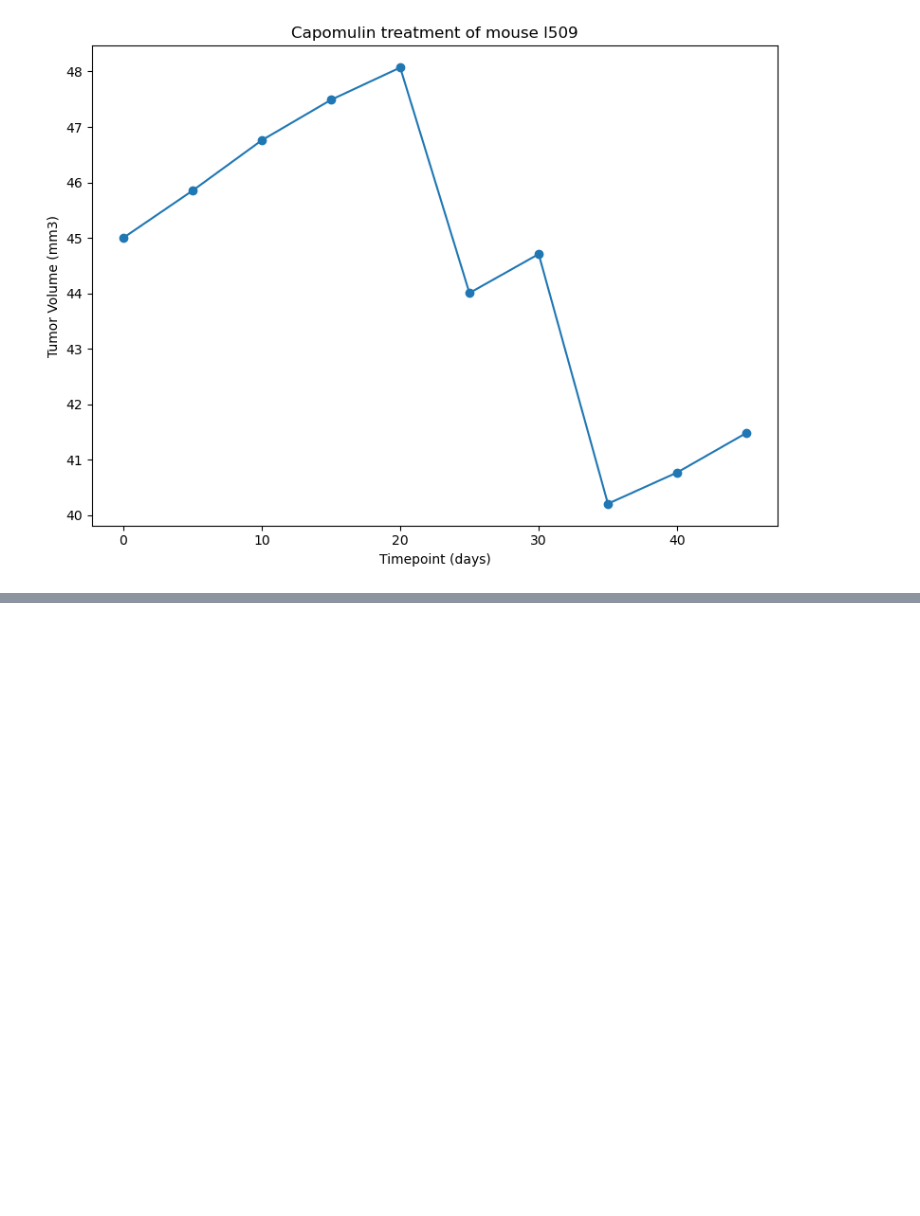
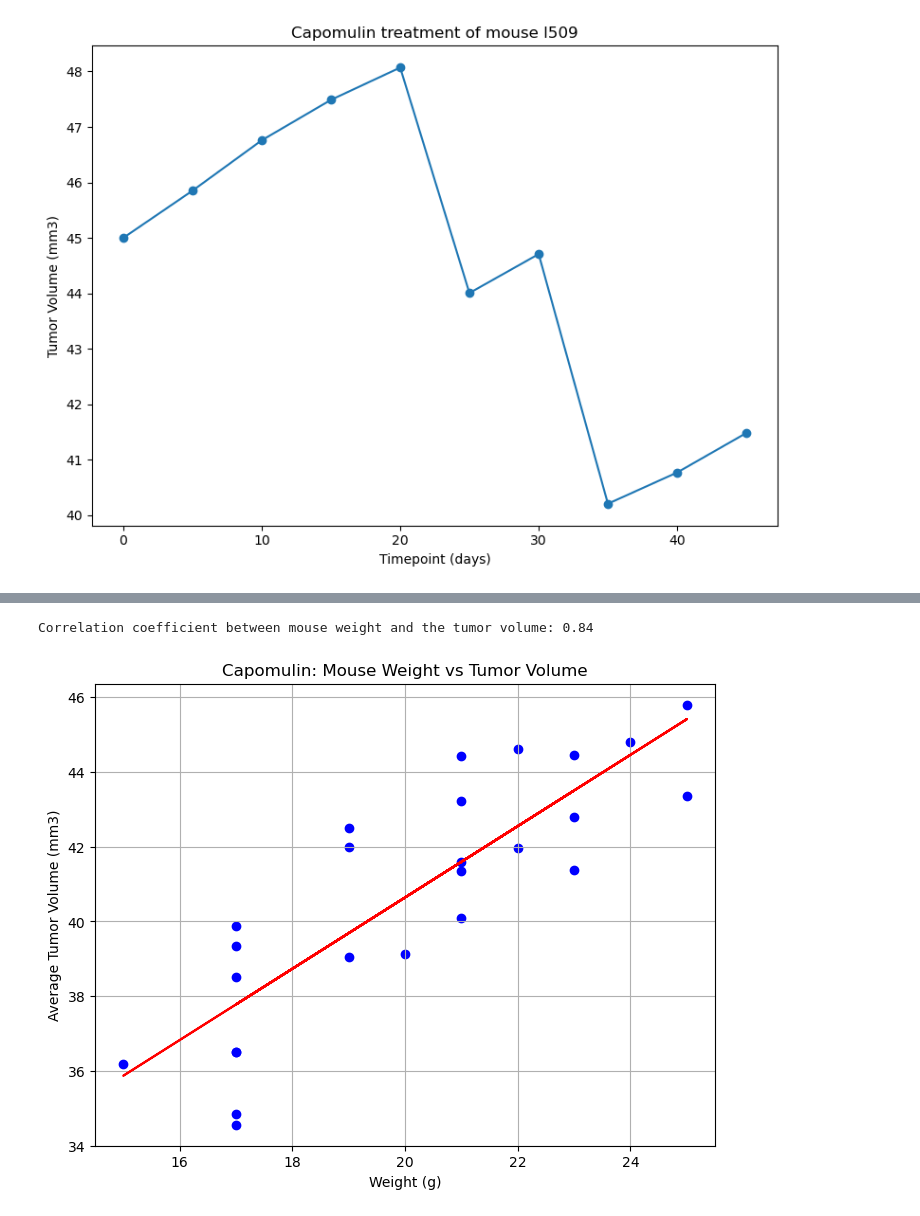
Before and after one commit to RacheMorris16k/Pymaceuticals-Inc, a Jupyter notebook: Pymaceuticals_rache.ipynb, the cells around one changed output, grey strips where cells are left out. Saved outputs shown, nothing was run; the diff lists cells and outputs as text; code cells hidden in the pictures; blank space fills up the shorter version.

```diff
--- a/Pymaceuticals_rache.ipynb
+++ b/Pymaceuticals_rache.ipynb
@@ -207,0 +226,32 @@ plt.show()
+# %%
+#filter capomulin data and group by Mouse ID
+capomulin_avg = clean_combined_data[clean_combined_data["Drug Regimen"] == "Capomulin"]
+#Get the Mouse ID, Weight, and Tumor Volume
+mouse_weight_volume= capomulin_avg[["Mouse ID", "Weight (g)", "Tumor Volume (mm3)"]]
+#Calculate average tumor volume per mouse without agg
+average_volume = mouse_weight_volume.groupby("Mouse ID").mean().reset_index()
+#Calculate correlation
+from scipy.stats import linregress
+
+correlation = average_volume["Weight (g)"].corr(average_volume["Tumor Volume (mm3)"])
+print(f"Correlation coefficient between mouse weight and the tumor volume: {correlation:.2f}")
+
+#Linear regression
+slope, intercept, r_value, p_value, std_err = linregress(
+    average_volume["Weight (g)"],
+    average_volume["Tumor Volume (mm3)"]
+)
+
+#Plot
+plt.figure(figsize=(8,6))
+plt.scatter(average_volume["Weight (g)"], average_volume["Tumor Volume (mm3)"], color="blue")
+plt.plot(average_volume["Weight (g)"], slope * average_volume["Weight (g)"] + intercept, color="red")
+
+plt.title("Capomulin: Mouse Weight vs Tumor Volume")
+plt.xlabel("Weight (g)")
+plt.ylabel("Average Tumor Volume (mm3)")
+plt.grid("True")
+plt.show()
+# %% [output]
+Correlation coefficient between mouse weight and the tumor volume: 0.84
+[figure, added]
```
Also changed, not shown: parts of 4 cells of this notebook.
